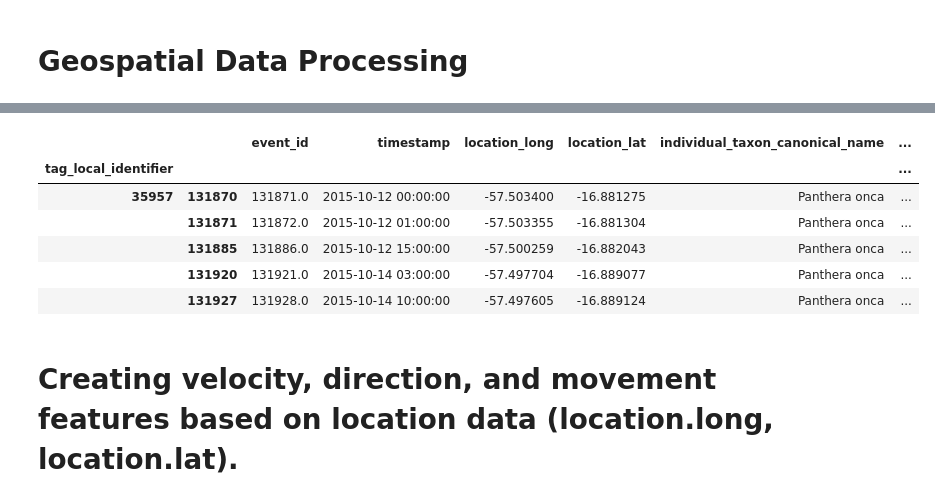
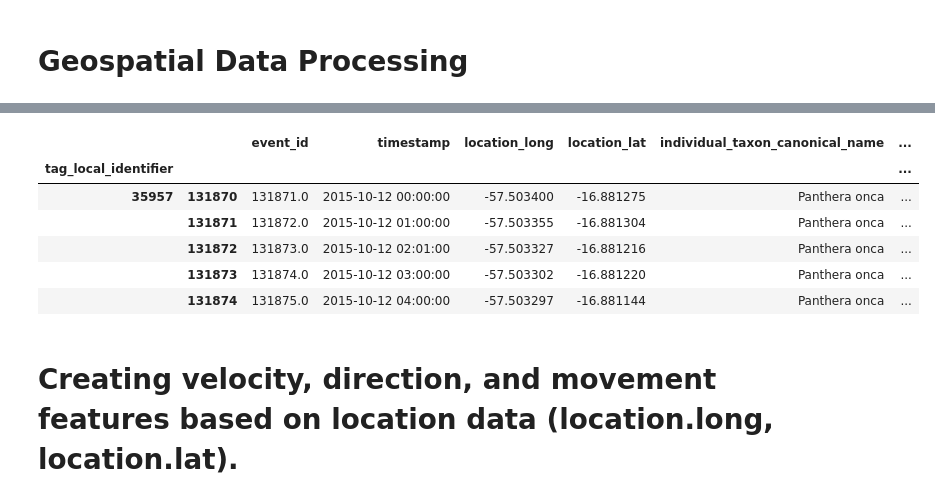
Before and after one commit to HenriqueGuima/ML-Jaguar-Movement-Geo-Referencing, a Jupyter notebook: 1.PREPROCESSING/main.ipynb, the cells around one changed output, grey strips where cells are left out. Drawn from its saved outputs; the diff is of its cells as text; code cells hidden in the pictures.

```diff
--- a/1.PREPROCESSING/main.ipynb
+++ b/1.PREPROCESSING/main.ipynb
@@ -11,13 +22,13 @@ from sklearn.metrics import classification_report
 from geopy.distance import geodesic
 import sqlite3
 # %%
-SAMPLE_SIZE = 15000
+SAMPLE_SIZE = 20000
 
 # Load dataset
 data = pd.read_csv('H:/Study/IPCA/MIAA/MLA/TP2025/DataS1/jaguar_movement_data.csv')
 conn = sqlite3.connect('jaguar_data.db')
 
-data = data.sample(SAMPLE_SIZE)
+# data = data.sample(SAMPLE_SIZE)
 
 data.head()
 # %% [output]
@@ -101,36 +119,36 @@ def haversine(lat1, lon1, lat2, lon2):
     delta_phi = np.radians(lat2 - lat1)
     delta_lambda = np.radians(lon2 - lon1)
 
     a = np.sin(delta_phi / 2)**2 + np.cos(phi1) * np.cos(phi2) * np.sin(delta_lambda / 2)**2
     c = 2 * np.arctan2(np.sqrt(a), np.sqrt(1 - a))
 
     return R * c
 
 # Function to calculate distance only for the same animal
 def calculate_distances_for_animal(group):
     group = group.sort_values('timestamp')
     group['distance'] = haversine(
         group['location_lat'].shift(),
         group['location_long'].shift(),
         group['location_lat'],
         group['location_long']
     )
     return group
 
 data_fe = data_fe.groupby('tag_local_identifier').apply(calculate_distances_for_animal)
 
 # Convert distance to kilometers
 data_fe['distance'] = data_fe['distance'] / 1000
-data_fe['distance'] = data_fe['distance'].round(3)
+data_fe['distance'] = data_fe['distance'].round(4)
 
 data_fe.head()
 # %% [output]
 |  |  | event_id | timestamp | location_long | location_lat | individual_taxon_canonical_name | ... |
 | tag_local_identifier |  |  |  |  |  |  | ... |
 | 35957 | 131870 | 131871.0 | 2015-10-12 00:00:00 | -57.503400 | -16.881275 | Panthera onca | ... |
 |  | 131871 | 131872.0 | 2015-10-12 01:00:00 | -57.503355 | -16.881304 | Panthera onca | ... |
-|  | 131885 | 131886.0 | 2015-10-12 15:00:00 | -57.500259 | -16.882043 | Panthera onca | ... |
-|  | 131920 | 131921.0 | 2015-10-14 03:00:00 | -57.497704 | -16.889077 | Panthera onca | ... |
-|  | 131927 | 131928.0 | 2015-10-14 10:00:00 | -57.497605 | -16.889124 | Panthera onca | ... |
+|  | 131872 | 131873.0 | 2015-10-12 02:01:00 | -57.503327 | -16.881216 | Panthera onca | ... |
+|  | 131873 | 131874.0 | 2015-10-12 03:00:00 | -57.503302 | -16.881220 | Panthera onca | ... |
+|  | 131874 | 131875.0 | 2015-10-12 04:00:00 | -57.503297 | -16.881144 | Panthera onca | ... |
 # %% [markdown]
 # Creating velocity, direction, and movement features based on location data (location.long, location.lat).
```
Also changed, not shown: parts of 21 cells of this notebook, 2 other files.
